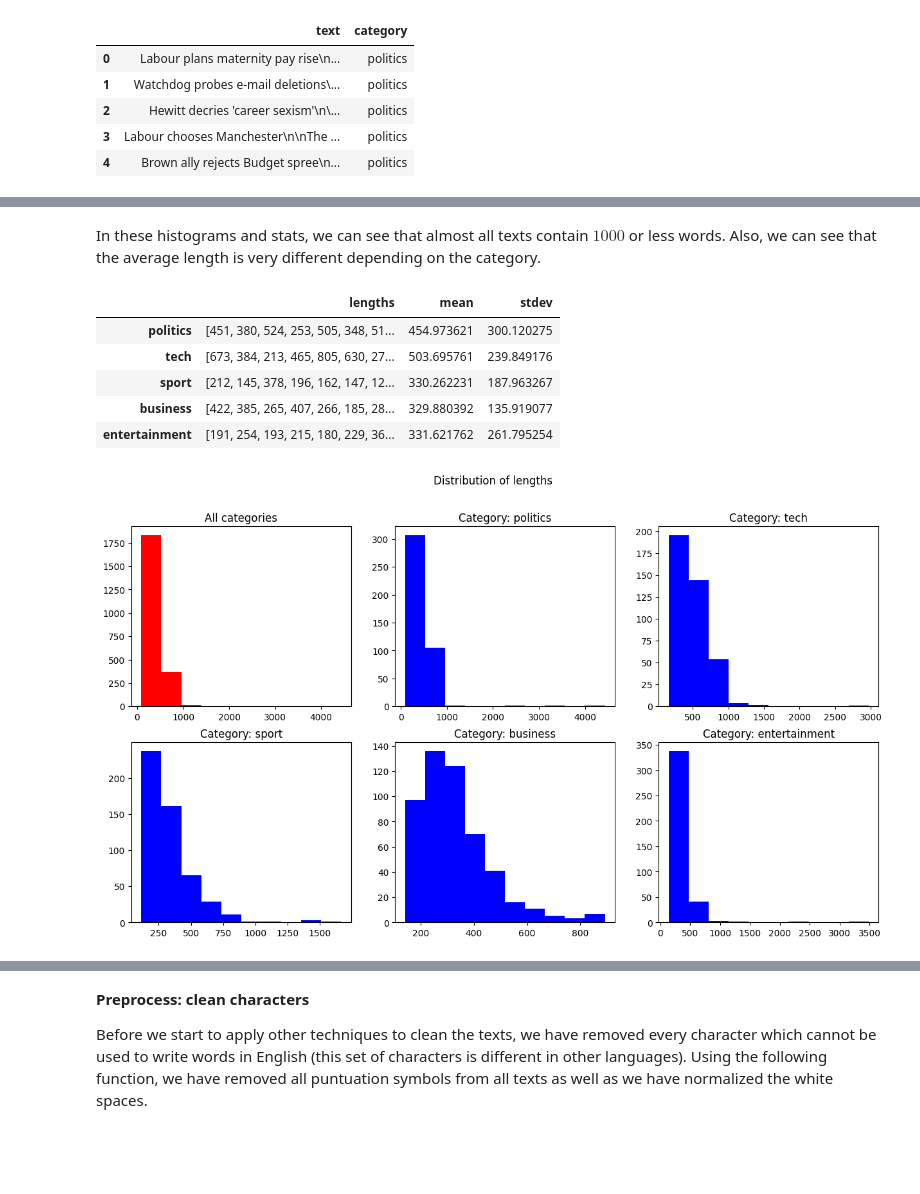
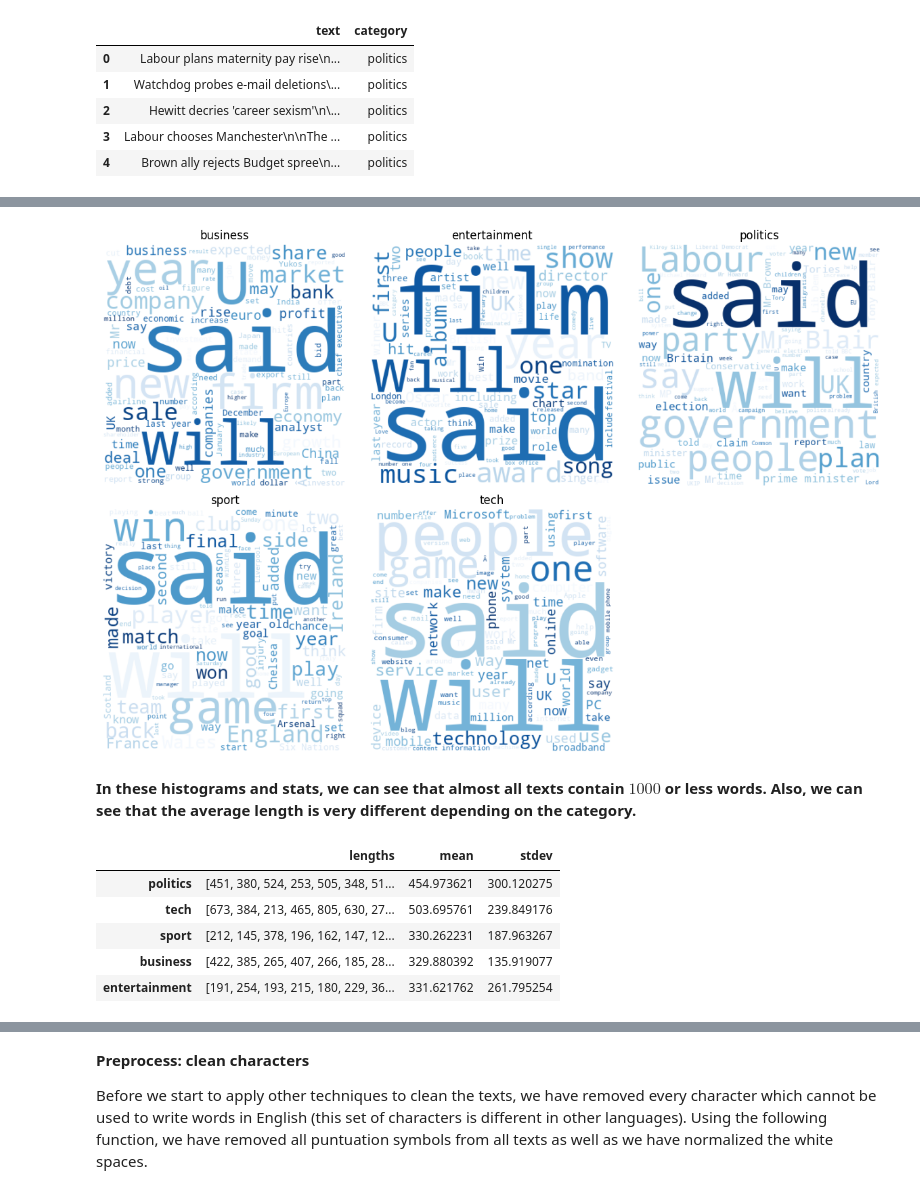
Before and after one commit to alizahedi7/Text-Classification, a Jupyter notebook: Text_Classification.ipynb, the cells around one changed output, grey strips where cells are left out. Cells and saved outputs as stored; diff of their text form; code cells hidden in the pictures; blank space fills up the shorter version.

```diff
--- a/Text_Classification.ipynb
+++ b/Text_Classification.ipynb
@@ -45,3 +60,38 @@ def parse_files(path):
+# %%
+def plot_wordclouds(df, text_col, category_col):
+    '''
+    This function takes a DataFrame, a text column name, and a category column name as input.
+    It generates a word cloud visualization for each category in the DataFrame and displays them in a grid of subplots.
+    '''
+
+    # Group the text data by category
+    grouped = df.groupby(category_col)
+
+    # Create a grid of subplots
+    n_categories = len(grouped)
+    n_cols = min(n_categories, 3)
+    n_rows = int(n_categories / n_cols) + (n_categories % n_cols > 0)
+    fig, axes = plt.subplots(nrows=n_rows, ncols=n_cols, figsize=(12, 8))
+
+    # Generate a word cloud for each category
+    for (category, group), ax in zip(grouped, axes.flatten()):
+        # Concatenate all text data into a single string
+        text = ' '.join(group[text_col].tolist())
+
+        # Create and generate a word cloud image
+        wordcloud = WordCloud(width=400, height=400, background_color='white', max_words=100, colormap='Blues').generate(text)
+
+        # Display the generated image
+        ax.imshow(wordcloud, interpolation='bilinear')
+        ax.set_title(category)
+        ax.axis('off')
+
+    # Remove any empty subplots
+    for i in range(n_categories, n_rows * n_cols):
+        fig.delaxes(axes.flatten()[i])
+
+    plt.tight_layout()
+    plt.show()
 # %%
 path = 'Text_dataset/raw'
 df = parse_files(path)
@@ -146,0 +110,4 @@ def Hist_of_statas(df_stats, n_cols=3):
+# %%
+plot_wordclouds(df, 'text', 'category')
+# %% [output]
+[figure, added]
@@ -147,18 +209,13 @@ def Hist_of_statas(df_stats, n_cols=3):
 # %% [markdown]
-In these histograms and stats, we can see that almost all texts contain $1000$ or less words. Also, we can see that the average length is very different depending on the category.
+**In these histograms and stats, we can see that almost all texts contain $1000$ or less words. Also, we can see that the average length is very different depending on the category.**
-# %%
-df_stats = {}
-
-df_stats['initial'] = Amar_dataset(df)
-df_stats['initial']['per_category']
-# %% [output]
-|  | lengths | mean | stdev |
-| politics | [451, 380, 524, 253, 505, 348, 51... | 454.973621 | 300.120275 |
-| tech | [673, 384, 213, 465, 805, 630, 27... | 503.695761 | 239.849176 |
-| sport | [212, 145, 378, 196, 162, 147, 12... | 330.262231 | 187.963267 |
-| business | [422, 385, 265, 407, 266, 185, 28... | 329.880392 | 135.919077 |
-| entertainment | [191, 254, 193, 215, 180, 229, 36... | 331.621762 | 261.795254 |
-# %%
-Hist_of_statas(df_stats['initial'])
-# %% [output]
-[figure, removed]
+# %%
+# Calculate text length statistics
+stats = calculate_text_length_stats(df)
+stats['per_category']
+# %% [output]
+|  | lengths | mean | stdev |
+| politics | [451, 380, 524, 253, 505, 348, 51... | 454.973621 | 300.120275 |
+| tech | [673, 384, 213, 465, 805, 630, 27... | 503.695761 | 239.849176 |
+| sport | [212, 145, 378, 196, 162, 147, 12... | 330.262231 | 187.963267 |
+| business | [422, 385, 265, 407, 266, 185, 28... | 329.880392 | 135.919077 |
+| entertainment | [191, 254, 193, 215, 180, 229, 36... | 331.621762 | 261.795254 |
```
Also changed, not shown: parts of 78 cells of this notebook.
